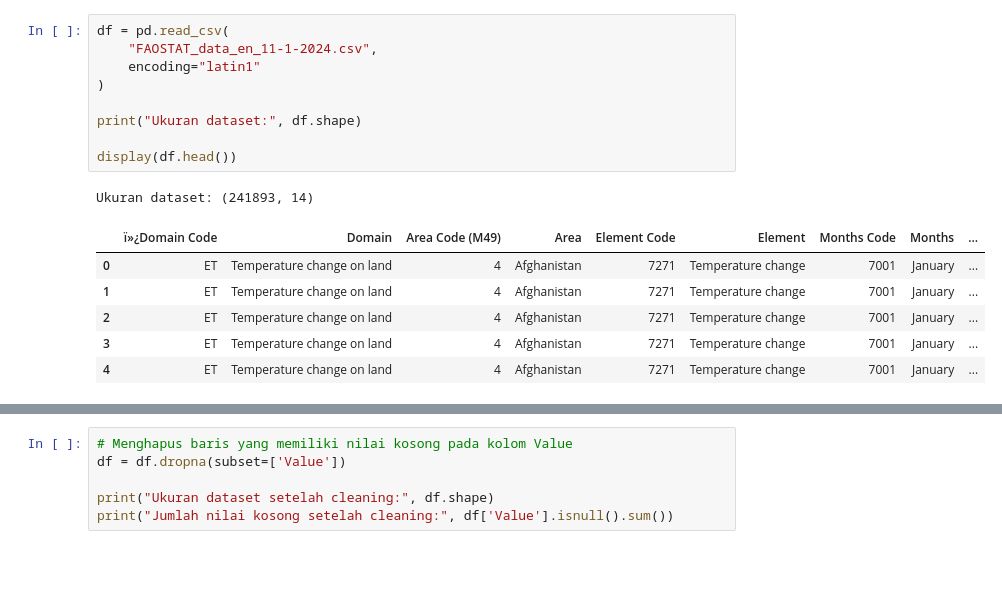
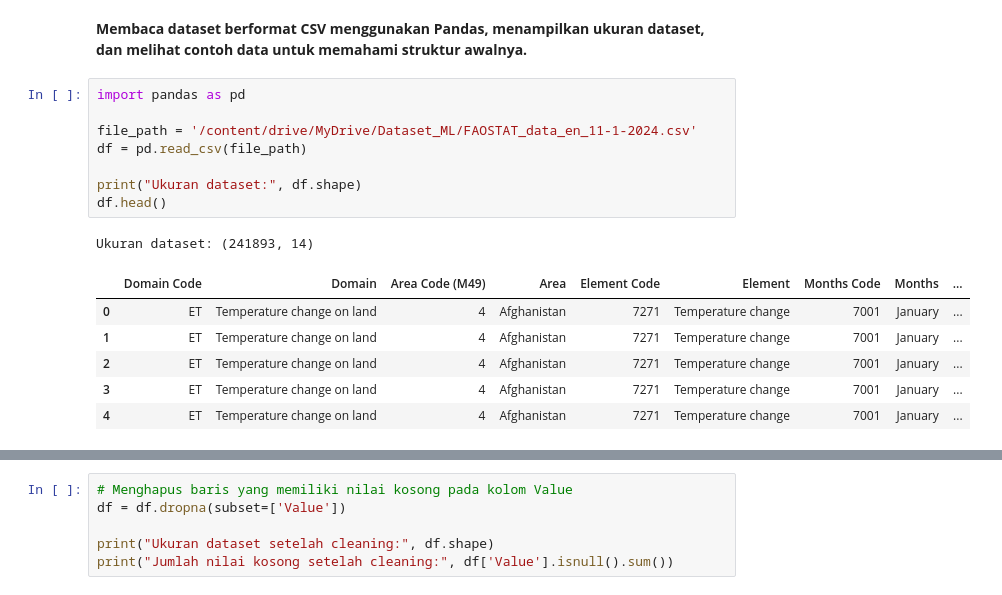
Before and after one commit to fikriarrayyan/SDGS_PREDIKSI_PERUBAHAN_SUHU, a Jupyter notebook: SDGS_PREDIKSI_PERUBAHAN_SUHU.ipynb, the cells around one changed output, grey strips where cells are left out. Drawn from its saved outputs; the diff is of its cells as text; blank space fills up the shorter version.

```diff
--- a/SDGS_PREDIKSI_PERUBAHAN_SUHU.ipynb
+++ b/SDGS_PREDIKSI_PERUBAHAN_SUHU.ipynb
@@ -14,15 +20,16 @@ Saving FAOSTAT_data_en_11-1-2024.csv to FAOSTAT_data_en_11-1-2024.csv
+# %% [markdown]
+**Membaca dataset berformat CSV menggunakan Pandas, menampilkan ukuran dataset, dan melihat contoh data untuk memahami struktur awalnya.**
 # %%
-df = pd.read_csv(
-    "FAOSTAT_data_en_11-1-2024.csv",
-    encoding="latin1"
-)
+import pandas as pd
+
+file_path = '/content/drive/MyDrive/Dataset_ML/FAOSTAT_data_en_11-1-2024.csv'
+df = pd.read_csv(file_path)
 
 print("Ukuran dataset:", df.shape)
-
-display(df.head())
+df.head()
 # %% [output]
 Ukuran dataset: (241893, 14)
-|  | ï»¿Domain Code | Domain | Area Code (M49) | Area | Element Code | Element | Months Code | Months | ... |
+|  | Domain Code | Domain | Area Code (M49) | Area | Element Code | Element | Months Code | Months | ... |
 | 0 | ET | Temperature change on land | 4 | Afghanistan | 7271 | Temperature change | 7001 | January | ... |
 | 1 | ET | Temperature change on land | 4 | Afghanistan | 7271 | Temperature change | 7001 | January | ... |
 | 2 | ET | Temperature change on land | 4 | Afghanistan | 7271 | Temperature change | 7001 | January | ... |
```
Also changed, not shown: parts of 31 cells of this notebook.
